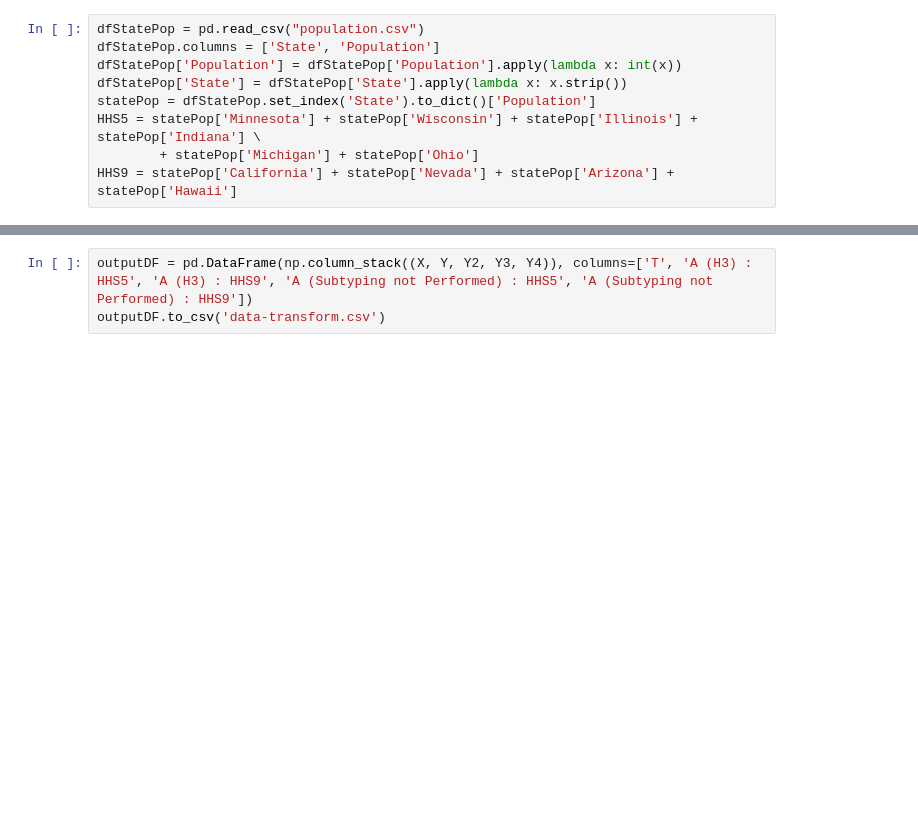
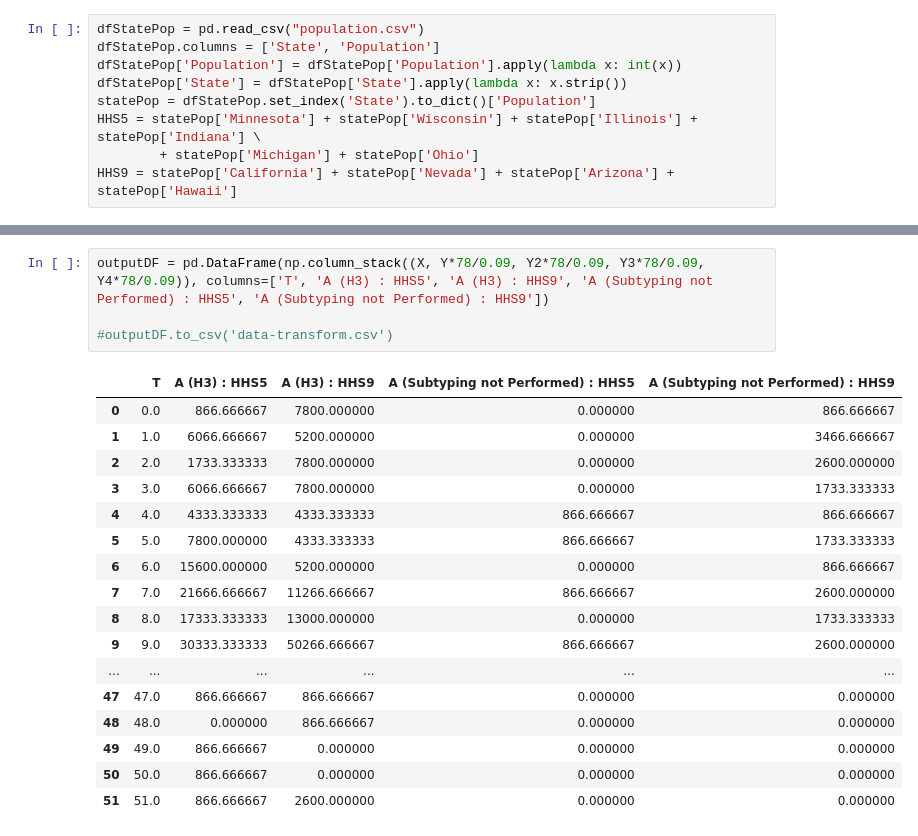
Before and after one commit to GaloisInc/AMIDOL, a Jupyter notebook: demo/FluData/CDC Model Exploration.ipynb, the cells around one changed output, grey strips where cells are left out. Cells and saved outputs as stored; diff of their text form; blank space fills up the shorter version.

Commit message:
CDC Data Exploration

```diff
--- a/demo/FluData/CDC Model Exploration.ipynb
+++ b/demo/FluData/CDC Model Exploration.ipynb
@@ -125,3 +125,22 @@ plt.plot(X, Y4*78/0.1, ls="--", lw=2.5, color=tableau20[6], alpha=0.3)
 # %%
-outputDF = pd.DataFrame(np.column_stack((X, Y, Y2, Y3, Y4)), columns=['T', 'A (H3) : HHS5', 'A (H3) : HHS9', 'A (Subtyping not Performed) : HHS5', 'A (Subtyping not Performed) : HHS9'])
-outputDF.to_csv('data-transform.csv')
+outputDF = pd.DataFrame(np.column_stack((X, Y*78/0.09, Y2*78/0.09, Y3*78/0.09, Y4*78/0.09)), columns=['T', 'A (H3) : HHS5', 'A (H3) : HHS9', 'A (Subtyping not Performed) : HHS5', 'A (Subtyping not Performed) : HHS9'])
+
+#outputDF.to_csv('data-transform.csv')
+# %% [output]
+|  | T | A (H3) : HHS5 | A (H3) : HHS9 | A (Subtyping not Performed) : HHS5 | A (Subtyping not Performed) : HHS9 |
+| 0 | 0.0 | 866.666667 | 7800.000000 | 0.000000 | 866.666667 |
+| 1 | 1.0 | 6066.666667 | 5200.000000 | 0.000000 | 3466.666667 |
+| 2 | 2.0 | 1733.333333 | 7800.000000 | 0.000000 | 2600.000000 |
+| 3 | 3.0 | 6066.666667 | 7800.000000 | 0.000000 | 1733.333333 |
+| 4 | 4.0 | 4333.333333 | 4333.333333 | 866.666667 | 866.666667 |
+| 5 | 5.0 | 7800.000000 | 4333.333333 | 866.666667 | 1733.333333 |
+| 6 | 6.0 | 15600.000000 | 5200.000000 | 0.000000 | 866.666667 |
+| 7 | 7.0 | 21666.666667 | 11266.666667 | 866.666667 | 2600.000000 |
+| 8 | 8.0 | 17333.333333 | 13000.000000 | 0.000000 | 1733.333333 |
+| 9 | 9.0 | 30333.333333 | 50266.666667 | 866.666667 | 2600.000000 |
+| ... | ... | ... | ... | ... | ... |
+| 47 | 47.0 | 866.666667 | 866.666667 | 0.000000 | 0.000000 |
+| 48 | 48.0 | 0.000000 | 866.666667 | 0.000000 | 0.000000 |
+| 49 | 49.0 | 866.666667 | 0.000000 | 0.000000 | 0.000000 |
+| 50 | 50.0 | 866.666667 | 0.000000 | 0.000000 | 0.000000 |
+| 51 | 51.0 | 866.666667 | 2600.000000 | 0.000000 | 0.000000 |
```
Also changed, not shown: parts of 1 cell of this notebook, 2 other files.
